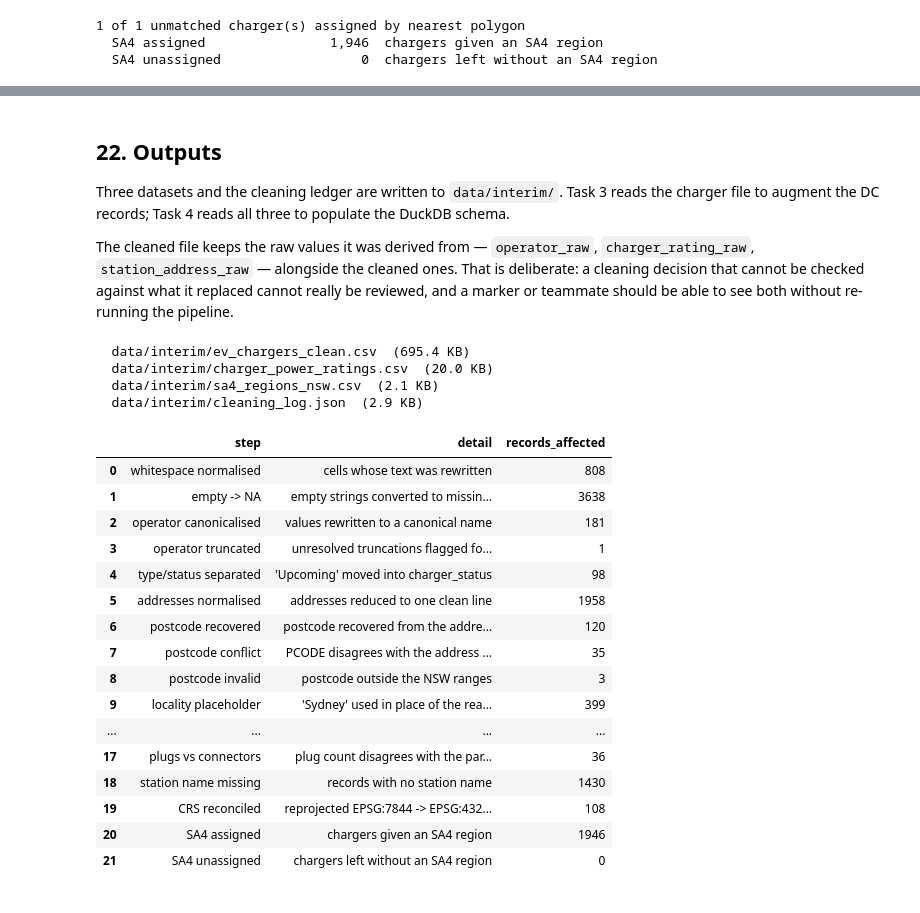
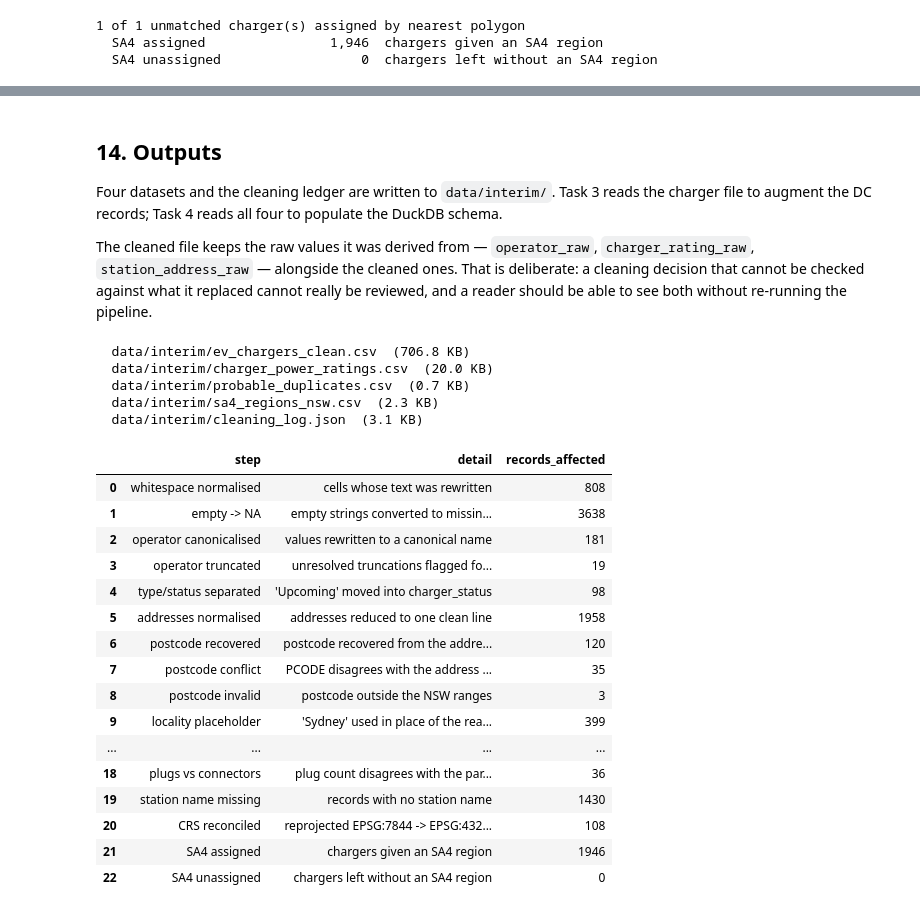
Before and after one commit to AtiwatL/COMP5339, a Jupyter notebook: 02_data_cleaning.ipynb, the cells around one changed output, grey strips where cells are left out. Cells and saved outputs as stored; diff of their text form; code cells hidden in the pictures.

```diff
--- a/02_data_cleaning.ipynb
+++ b/02_data_cleaning.ipynb
@@ -1033,8 +89,0 @@ street line are the trustworthy parts.
-# %%
-for address in ev["Station_address"].sample(6, random_state=1):
-    print(repr(address))
-
-print("\nRecords whose locality is the placeholder 'Sydney':",
-      ev["Station_address"].str.contains(r",\s*Sydney\s*,", regex=True, na=False).sum())
-print("Records containing an embedded newline:            ",
-      ev["Station_address"].str.contains("\n", na=False).sum())
@@ -1515,13 +348,15 @@ OPERATOR_CANONICAL = {
     "viva energy australia": "Viva Energy Australia",
 }
 
-# Deliberately NOT merged - these justifications belong in the report:
+# Deliberately NOT merged:
 #   'Charge Hub' vs 'Charge OS'                          unrelated companies
 #   'Porsche Destination Charging' vs
 #   'Porsche Smart Mobility'                             two distinct programmes
 # Truncations that cannot be resolved without an external source are flagged
-# rather than guessed at:
-UNRESOLVED_TRUNCATIONS = {"university of"}
+# rather than guessed at. 'Viva Energy A' and 'PLUS ES Manag' are repaired
+# above because their full forms also appear in this release; these three
+# have no full form anywhere in it:
+UNRESOLVED_TRUNCATIONS = {"university of", "energy austra", "fast cities a"}
 
 
 def canonical_operator(value):
@@ -2245,14 +1252,18 @@ df = df.merge(sa4_lookup, on="charger_id", how="left", validate="one_to_one")
 # A join result alone can only ever show regions that already have one.
 sa4_regions_nsw = con.execute("""
     SELECT sa4_code, sa4_name, gcc_code, gcc_name, state_name,
-           ROUND(area_sqkm, 1) AS area_sqkm
+           ROUND(area_sqkm, 1) AS area_sqkm,
+           geom IS NOT NULL AS has_boundary    -- FALSE for the ABS non-spatial codes
     FROM sa4
     WHERE state_name = 'New South Wales'
     ORDER BY sa4_code
 """).df()
 
-print(f"{len(sa4_regions_nsw)} NSW SA4 regions; "
-      f"{df['sa4_code'].nunique()} of them contain at least one charger")
+with_boundary = sa4_regions_nsw["has_boundary"]
+print(f"{len(sa4_regions_nsw)} NSW SA4 codes: {with_boundary.sum()} regions with a boundary and "
+      f"{(~with_boundary).sum()} ABS non-spatial codes "
+      f"({', '.join(sa4_regions_nsw.loc[~with_boundary, 'sa4_name'])})")
+print(f"{df['sa4_code'].nunique()} of the {with_boundary.sum()} regions contain at least one charger")
 df[["charger_id", "operator", "charger_type", "latitude", "longitude",
     "sa4_code", "sa4_name", "sa4_match_method"]].head()
 # %% [output]
@@ -2370,13 +1394,13 @@ chargers_by_sa4
 # %% [markdown]
 <a id="t2-outputs"></a>
-## 22. Outputs
+## 14. Outputs
 
-Three datasets and the cleaning ledger are written to `data/interim/`. Task 3 reads the charger
-file to augment the DC records; Task 4 reads all three to populate the DuckDB schema.
+Four datasets and the cleaning ledger are written to `data/interim/`. Task 3 reads the charger
+file to augment the DC records; Task 4 reads all four to populate the DuckDB schema.
 
 The cleaned file keeps the raw values it was derived from — `operator_raw`, `charger_rating_raw`,
 `station_address_raw` — alongside the cleaned ones. That is deliberate: a cleaning decision that
-cannot be checked against what it replaced cannot really be reviewed, and a marker or teammate
+cannot be checked against what it replaced cannot really be reviewed, and a reader
 should be able to see both without re-running the pipeline.
 # %%
 COLUMN_ORDER = [
@@ -2389,38 +1413,41 @@ COLUMN_ORDER = [
     "rating_format", "charger_rating_raw", "operator_raw", "charger_type_raw",
     "source_feed", "source_object_id", "postcode_reported", "station_address_raw",
     "operator_truncated_flag", "postcode_conflict_flag", "postcode_valid_flag",
     "locality_placeholder_flag", "coordinate_valid_flag",
     "type_rating_conflict_flag", "plug_count_conflict_flag", "missing_name_flag",
+    "probable_duplicate_flag",
 ]
 chargers_clean = df[[column for column in COLUMN_ORDER if column in df.columns]].copy()
 
 chargers_clean.to_csv(CLEAN_CHARGERS_PATH, index=False)
 power_ratings.to_csv(RATINGS_PATH, index=False)
+probable_duplicates.to_csv(DUPLICATES_PATH, index=False)
 sa4_regions_nsw.to_csv(SA4_NSW_PATH, index=False)
 CLEANING_LOG_PATH.write_text(
     json.dumps(
         {"raw_records": len(raw), "clean_records": len(chargers_clean),
          "steps": cleaning_log},
         indent=2,
     ) + "\n",
     encoding="utf-8",
 )
 
-for path in (CLEAN_CHARGERS_PATH, RATINGS_PATH, SA4_NSW_PATH, CLEANING_LOG_PATH):
+for path in (CLEAN_CHARGERS_PATH, RATINGS_PATH, DUPLICATES_PATH, SA4_NSW_PATH, CLEANING_LOG_PATH):
     print(f"  {path.relative_to(PROJECT_ROOT)}  ({path.stat().st_size / 1024:,.1f} KB)")
 
 con.close()
 pd.DataFrame(cleaning_log)
 # %% [output]
-  data/interim/ev_chargers_clean.csv  (695.4 KB)
+  data/interim/ev_chargers_clean.csv  (706.8 KB)
   data/interim/charger_power_ratings.csv  (20.0 KB)
-  data/interim/sa4_regions_nsw.csv  (2.1 KB)
-  data/interim/cleaning_log.json  (2.9 KB)
+  data/interim/probable_duplicates.csv  (0.7 KB)
+  data/interim/sa4_regions_nsw.csv  (2.3 KB)
+  data/interim/cleaning_log.json  (3.1 KB)
 |  | step | detail | records_affected |
 | 0 | whitespace normalised | cells whose text was rewritten | 808 |
 | 1 | empty -> NA | empty strings converted to missin... | 3638 |
 | 2 | operator canonicalised | values rewritten to a canonical name | 181 |
-| 3 | operator truncated | unresolved truncations flagged fo... | 1 |
+| 3 | operator truncated | unresolved truncations flagged fo... | 19 |
 | 4 | type/status separated | 'Upcoming' moved into charger_status | 98 |
 | 5 | addresses normalised | addresses reduced to one clean line | 1958 |
 | 6 | postcode recovered | postcode recovered from the addre... | 120 |
@@ -2428,9 +1455,9 @@ pd.DataFrame(cleaning_log)
 | 8 | postcode invalid | postcode outside the NSW ranges | 3 |
 | 9 | locality placeholder | 'Sydney' used in place of the rea... | 399 |
 | ... | ... | ... | ... |
-| 17 | plugs vs connectors | plug count disagrees with the par... | 36 |
-| 18 | station name missing | records with no station name | 1430 |
-| 19 | CRS reconciled | reprojected EPSG:7844 -> EPSG:432... | 108 |
-| 20 | SA4 assigned | chargers given an SA4 region | 1946 |
-| 21 | SA4 unassigned | chargers left without an SA4 region | 0 |
+| 18 | plugs vs connectors | plug count disagrees with the par... | 36 |
+| 19 | station name missing | records with no station name | 1430 |
+| 20 | CRS reconciled | reprojected EPSG:7844 -> EPSG:432... | 108 |
+| 21 | SA4 assigned | chargers given an SA4 region | 1946 |
+| 22 | SA4 unassigned | chargers left without an SA4 region | 0 |
 # %% [markdown]
```
Also changed, not shown: parts of 75 cells of this notebook, 16 other files.
